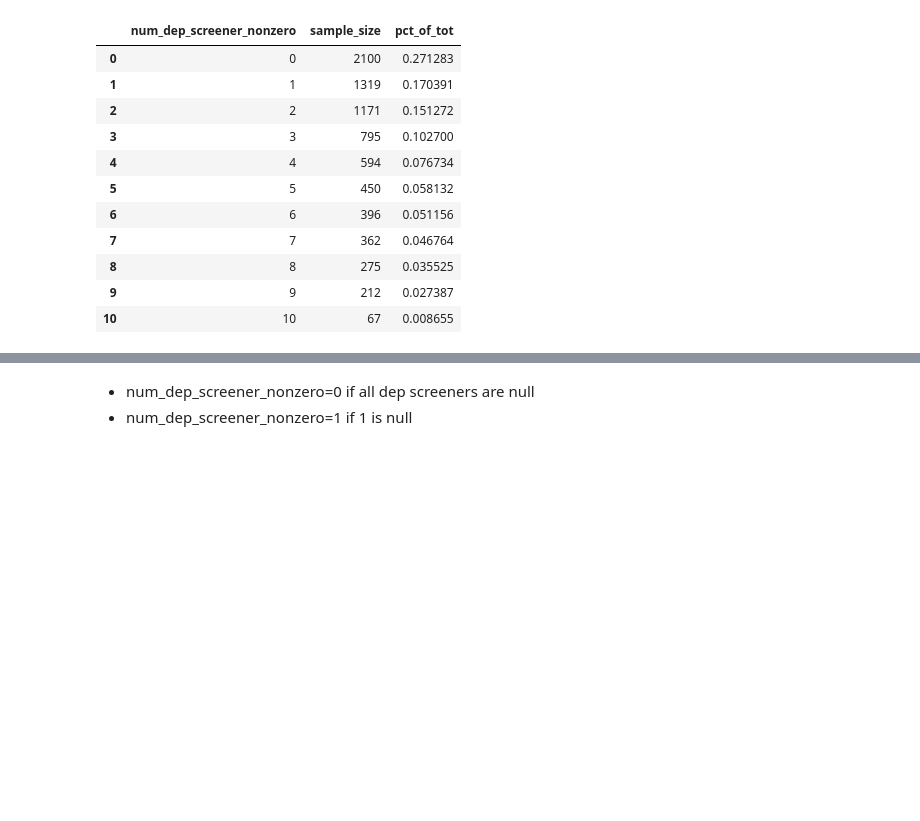
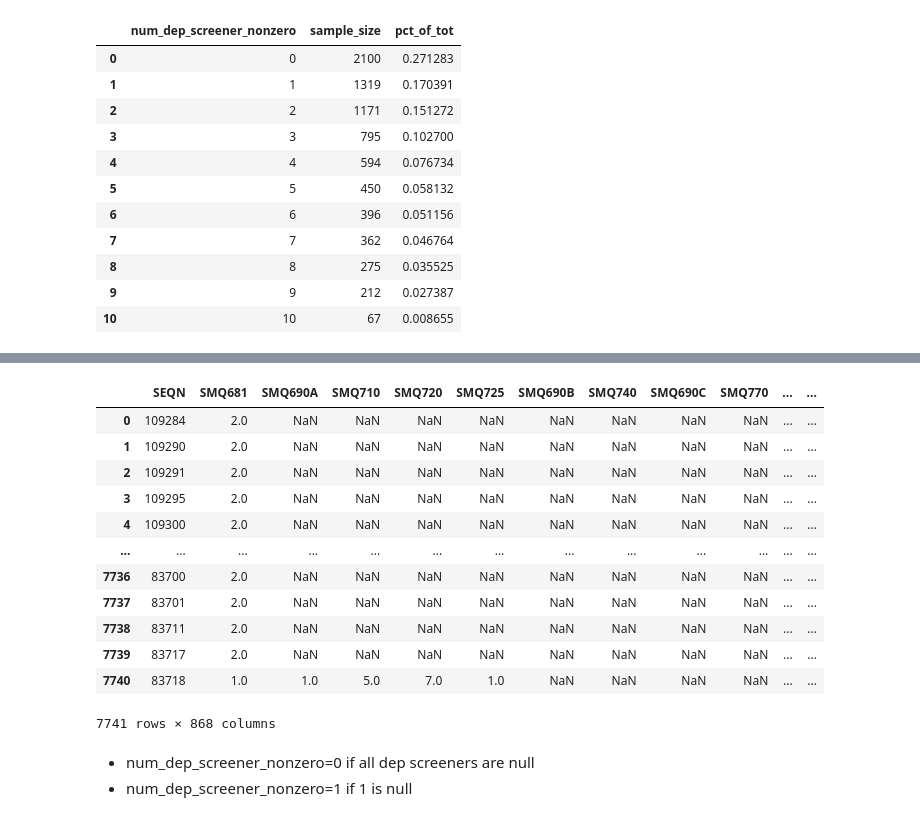
Before and after one commit to orenscarmeli/capstone210-ppd-carmeli_chari_hand_lee, a Jupyter notebook: modeling/survey_model_best.ipynb, the cells around one changed output, grey strips where cells are left out. Drawn from its saved outputs; the diff is of its cells as text; code cells hidden in the pictures; blank space fills up the shorter version.

```diff
--- a/modeling/survey_model_best.ipynb
+++ b/modeling/survey_model_best.ipynb
@@ -502,3 +520,19 @@ num_dep_screener_nonzero_dist.sort_values(by='num_dep_screener_nonzero')
+# %%
+cdc_survey_pmom
+# %% [output]
+|  | SEQN | SMQ681 | SMQ690A | SMQ710 | SMQ720 | SMQ725 | SMQ690B | SMQ740 | SMQ690C | SMQ770 | ... | ... |
+| 0 | 109284 | 2.0 | NaN | NaN | NaN | NaN | NaN | NaN | NaN | NaN | ... | ... |
+| 1 | 109290 | 2.0 | NaN | NaN | NaN | NaN | NaN | NaN | NaN | NaN | ... | ... |
+| 2 | 109291 | 2.0 | NaN | NaN | NaN | NaN | NaN | NaN | NaN | NaN | ... | ... |
+| 3 | 109295 | 2.0 | NaN | NaN | NaN | NaN | NaN | NaN | NaN | NaN | ... | ... |
+| 4 | 109300 | 2.0 | NaN | NaN | NaN | NaN | NaN | NaN | NaN | NaN | ... | ... |
+| ... | ... | ... | ... | ... | ... | ... | ... | ... | ... | ... | ... | ... |
+| 7736 | 83700 | 2.0 | NaN | NaN | NaN | NaN | NaN | NaN | NaN | NaN | ... | ... |
+| 7737 | 83701 | 2.0 | NaN | NaN | NaN | NaN | NaN | NaN | NaN | NaN | ... | ... |
+| 7738 | 83711 | 2.0 | NaN | NaN | NaN | NaN | NaN | NaN | NaN | NaN | ... | ... |
+| 7739 | 83717 | 2.0 | NaN | NaN | NaN | NaN | NaN | NaN | NaN | NaN | ... | ... |
+| 7740 | 83718 | 1.0 | 1.0 | 5.0 | 7.0 | 1.0 | NaN | NaN | NaN | NaN | ... | ... |
+7741 rows × 868 columns
 # %% [markdown]
 - num_dep_screener_nonzero=0 if all dep screeners are null
 - num_dep_screener_nonzero=1 if 1 is null
```
Also changed, not shown: parts of 1 cell of this notebook.
